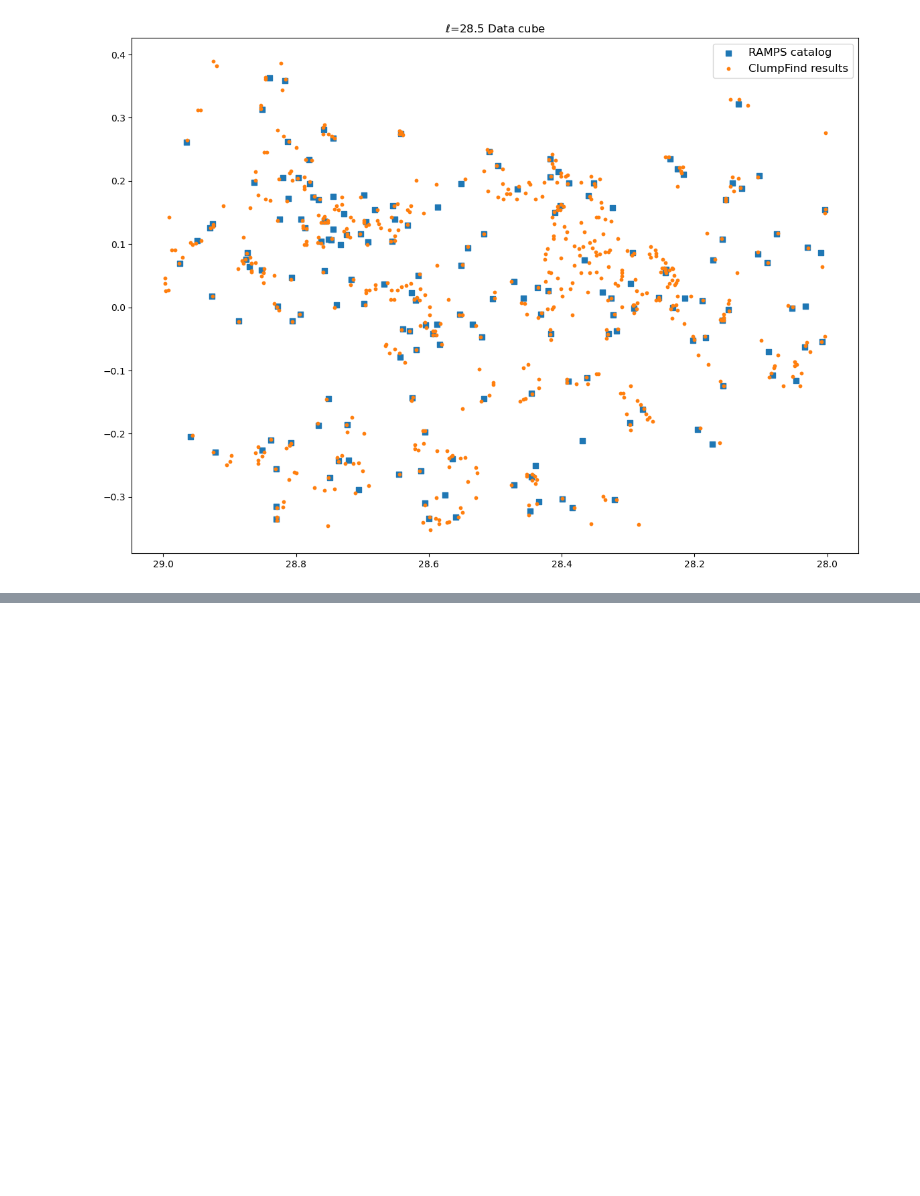
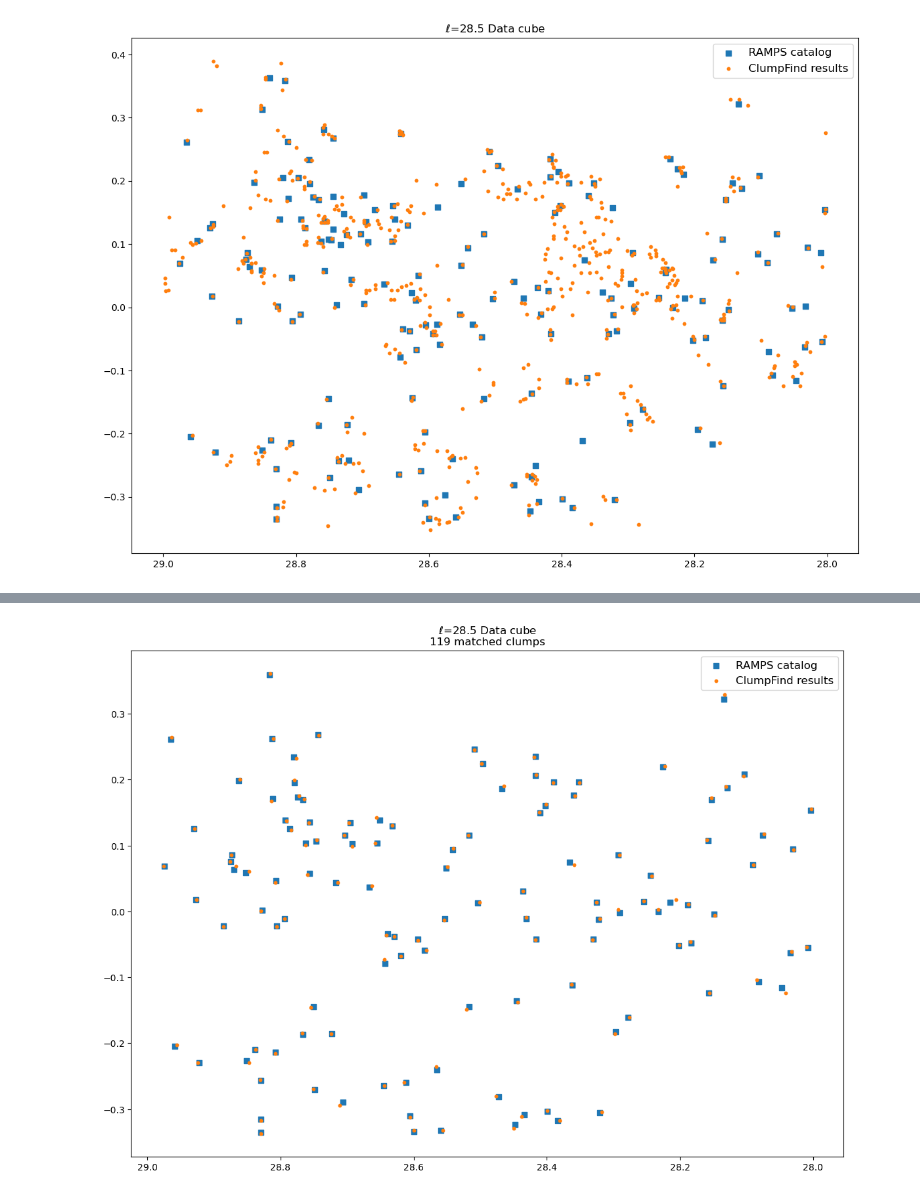
Before and after one commit to harrisonfwest/GBO-REU, a Jupyter notebook: Notebooks/RAMPS_CLF_Crossmatch.ipynb, the cells around one changed output, grey strips where cells are left out. Drawn from its saved outputs; the diff is of its cells as text; code cells hidden in the pictures; blank space fills up the shorter version.

```diff
--- a/Notebooks/RAMPS_CLF_Crossmatch.ipynb
+++ b/Notebooks/RAMPS_CLF_Crossmatch.ipynb
@@ -191,0 +193,12 @@ CLF_match
+# %%
+plt.figure(figsize= (14, 10))
+
+plt.scatter(RAMPS_match['l'], RAMPS_match['b'], marker='s', s= 30, label= 'RAMPS catalog')
+plt.scatter(CLF_match['l'], CLF_match['b'], s=10, label= 'ClumpFind results')
+
+plt.title(f'$\ell$=28.5 Data cube\n{len(RAMPS_match)} matched clumps')
+plt.legend(fontsize='large')
+plt.gca().invert_xaxis()
+plt.show()
+# %% [output]
+[figure, added]
```
Also changed, not shown: parts of 10 cells of this notebook, 1 other file.
